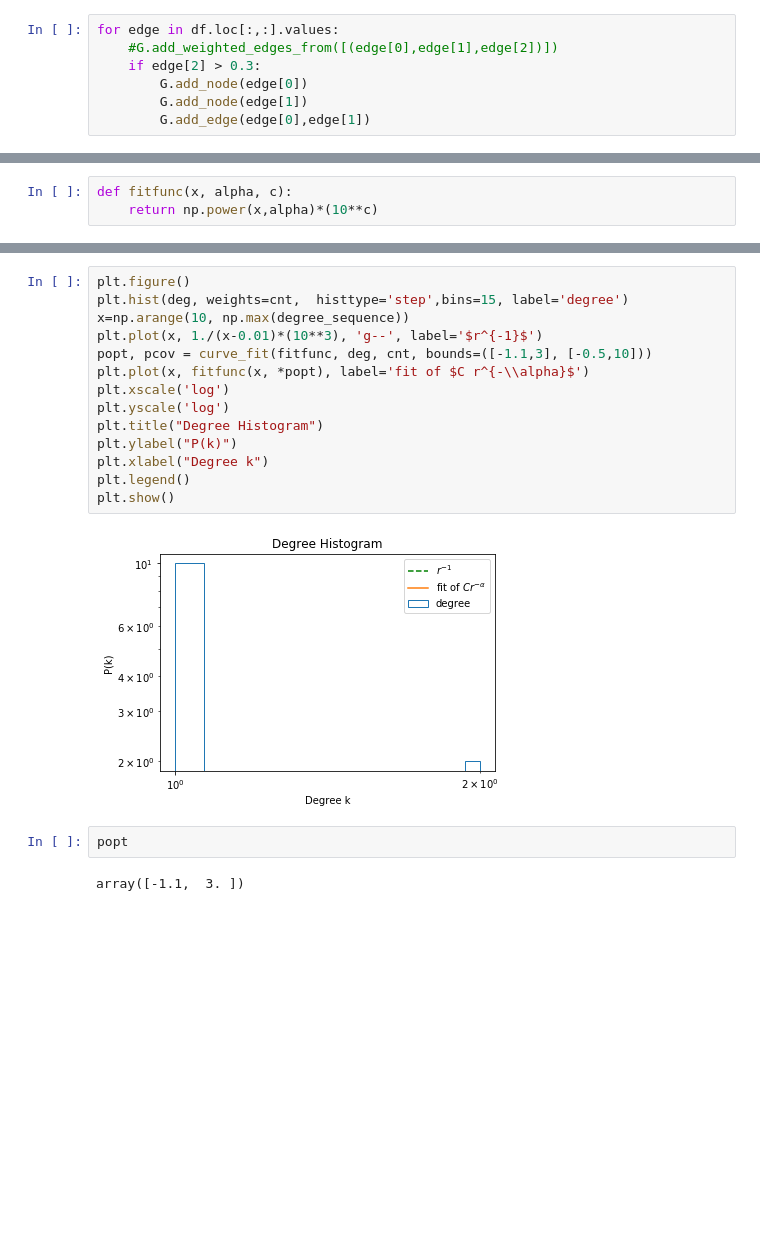
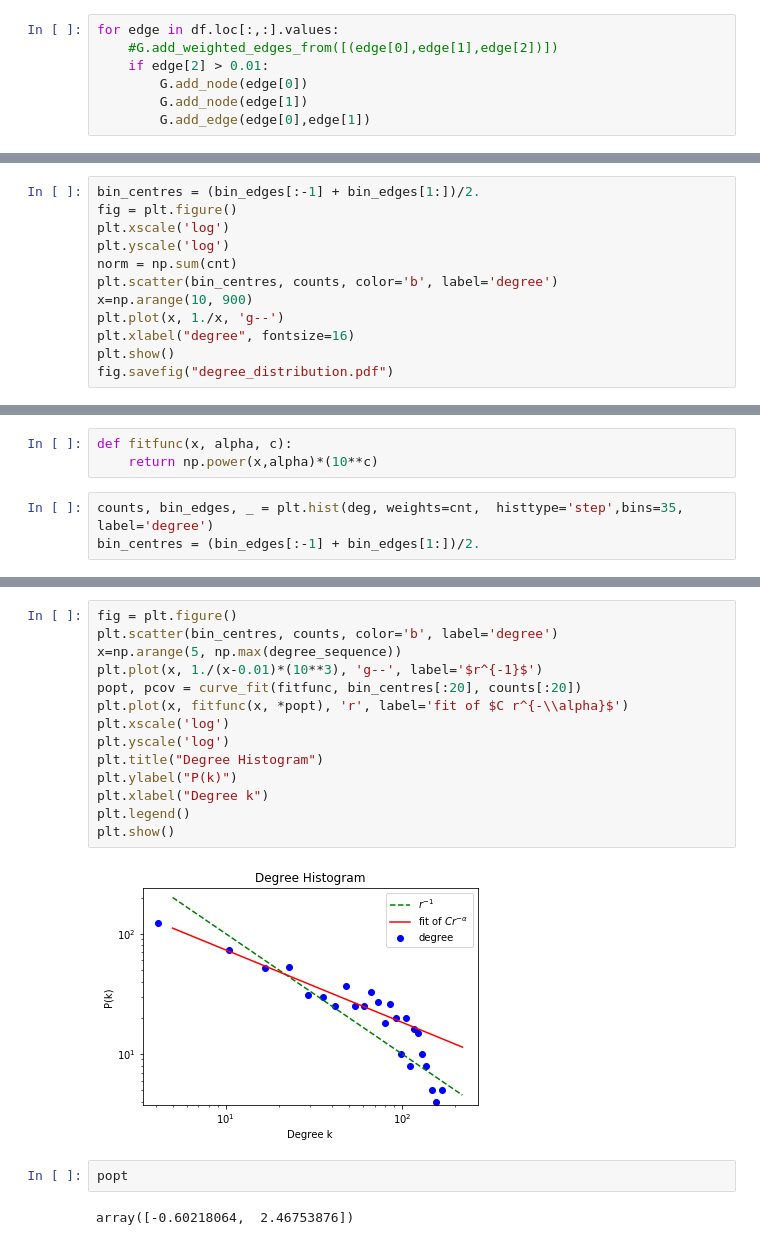
Before and after one commit to fvalle1/master_thesis, a Jupyter notebook: Network.ipynb, the cells around one changed output, grey strips where cells are left out. Cells and saved outputs as stored; diff of their text form; blank space fills up the shorter version.

```diff
--- a/Network.ipynb
+++ b/Network.ipynb
@@ -22,7 +22,7 @@ G=nx.Graph()
 # %%
 for edge in df.loc[:,:].values:
     #G.add_weighted_edges_from([(edge[0],edge[1],edge[2])])
-    if edge[2] > 0.3:
+    if edge[2] > 0.01:
         G.add_node(edge[0])
         G.add_node(edge[1])
         G.add_edge(edge[0],edge[1])
@@ -87,0 +86,12 @@ fig.savefig("degree_distribution.png")
+# %%
+bin_centres = (bin_edges[:-1] + bin_edges[1:])/2.
+fig = plt.figure()
+plt.xscale('log')
+plt.yscale('log')
+norm = np.sum(cnt)
+plt.scatter(bin_centres, counts, color='b', label='degree')
+x=np.arange(10, 900)
+plt.plot(x, 1./x, 'g--')
+plt.xlabel("degree", fontsize=16)
+plt.show()
+fig.savefig("degree_distribution.pdf")
@@ -88,3 +100,6 @@ fig.savefig("degree_distribution.png")
 # %%
 def fitfunc(x, alpha, c):
     return np.power(x,alpha)*(10**c)
+# %%
+counts, bin_edges, _ = plt.hist(deg, weights=cnt,  histtype='step',bins=35, label='degree')
+bin_centres = (bin_edges[:-1] + bin_edges[1:])/2.
@@ -91,20 +108,20 @@ def fitfunc(x, alpha, c):
 # %%
-plt.figure()
-plt.hist(deg, weights=cnt,  histtype='step',bins=15, label='degree')
-x=np.arange(10, np.max(degree_sequence))
+fig = plt.figure()
+plt.scatter(bin_centres, counts, color='b', label='degree')
+x=np.arange(5, np.max(degree_sequence))
 plt.plot(x, 1./(x-0.01)*(10**3), 'g--', label='$r^{-1}$')
-popt, pcov = curve_fit(fitfunc, deg, cnt, bounds=([-1.1,3], [-0.5,10]))
-plt.plot(x, fitfunc(x, *popt), label='fit of $C r^{-\\alpha}$')
+popt, pcov = curve_fit(fitfunc, bin_centres[:20], counts[:20])
+plt.plot(x, fitfunc(x, *popt), 'r', label='fit of $C r^{-\\alpha}$')
 plt.xscale('log')
 plt.yscale('log')
 plt.title("Degree Histogram")
 plt.ylabel("P(k)")
 plt.xlabel("Degree k")
 plt.legend()
 plt.show()
 # %% [output]
-[figure, old version]
+[figure, new version]
 # %%
 popt
 # %% [output]
-array([-1.1,  3. ])
+array([-0.60218064,  2.46753876])
```
Also changed, not shown: parts of 11 cells of this notebook, 13 other files.
